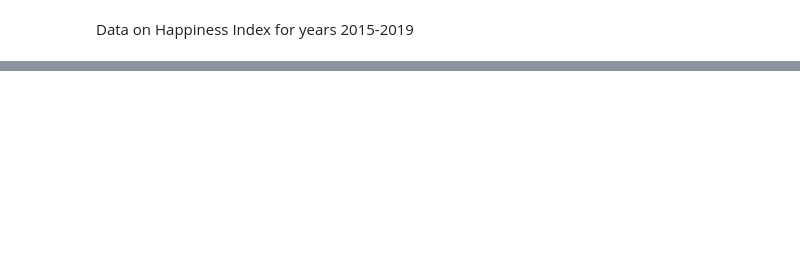
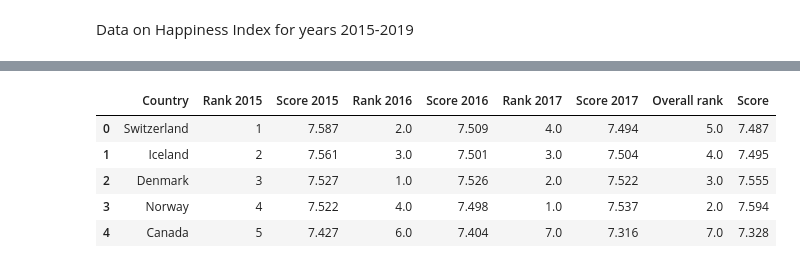
Before and after one commit to benoitchamot/AirQuality_and_Happiness, a Jupyter notebook: Cleaning_Happiness_Index.ipynb, the cells around one changed output, grey strips where cells are left out. Drawn from its saved outputs; the diff is of its cells as text; code cells hidden in the pictures; blank space fills up the shorter version.

```diff
--- a/Cleaning_Happiness_Index.ipynb
+++ b/Cleaning_Happiness_Index.ipynb
@@ -21,0 +97,9 @@ happiness_2019 = pd.read_csv(happiness_2019_path)
+# %%
+# Remove columns and only keep countries, year, ranking, and score.
+columns_to_drop_4 = ['GDP per capita', 'Social support', 'Healthy life expectancy',
+                    'Freedom to make life choices', 'Generosity', 'Perceptions of corruption']
+happiness_2018 = happiness_2018.drop(columns_to_drop_4, axis=1)
+# %%
+#Renaming 'country or region' column to 'Country'
+happiness_2018 = happiness_2018.rename(columns={'Country or region': 'Country'})
+happiness_2018.head()
@@ -47,3 +169,4 @@ print(combined_dataframe1)
 # %%
 #rename columns in first merger
-combined_dataframe1.rename(columns={'Country': 'Country', 'Year_x': '2015', 'Happiness Rank_x': 'Rank 2015', 'Happiness Score_x': 'Score 2015', 'Year_y': '2016', 'Happiness Rank_y': 'Rank 2016', 'Happiness Score_y': 'Score 2016'}, inplace=True)
+combined_dataframe1.rename(columns={'Country': 'Country', 'Happiness Rank_x': 'Rank 2015', 'Happiness Score_x': 'Score 2015', 'Happiness Rank_y': 'Rank 2016', 'Happiness Score_y': 'Score 2016'}, inplace=True)
+combined_dataframe1.head()
@@ -93,5 +223,5 @@ print(combined_dataframe2)
 # %%
 #rename columns
-combined_dataframe2.rename(columns={'Year': '2017', 'Happiness Rank': 'Rank 2017', 'Happiness Score': 'Score 2017'}, inplace=True)
+combined_dataframe2.rename(columns={'Happiness.Rank': 'Rank 2017', 'Happiness.Score': 'Score 2017'}, inplace=True)
 # %%
 #check the merged data frame after renaming columns
@@ -124,2 +278,11 @@ print(combined_dataframe3)
+# %%
+combined_dataframe3.head()
+# %% [output]
+|  | Country | Rank 2015 | Score 2015 | Rank 2016 | Score 2016 | Rank 2017 | Score 2017 | Overall rank | Score |
+| 0 | Switzerland | 1 | 7.587 | 2.0 | 7.509 | 4.0 | 7.494 | 5.0 | 7.487 |
+| 1 | Iceland | 2 | 7.561 | 3.0 | 7.501 | 3.0 | 7.504 | 4.0 | 7.495 |
+| 2 | Denmark | 3 | 7.527 | 1.0 | 7.526 | 2.0 | 7.522 | 3.0 | 7.555 |
+| 3 | Norway | 4 | 7.522 | 4.0 | 7.498 | 1.0 | 7.537 | 2.0 | 7.594 |
+| 4 | Canada | 5 | 7.427 | 6.0 | 7.404 | 7.0 | 7.316 | 7.0 | 7.328 |
 # %%
 #rename columns
```
Also changed, not shown: parts of 27 cells of this notebook.
